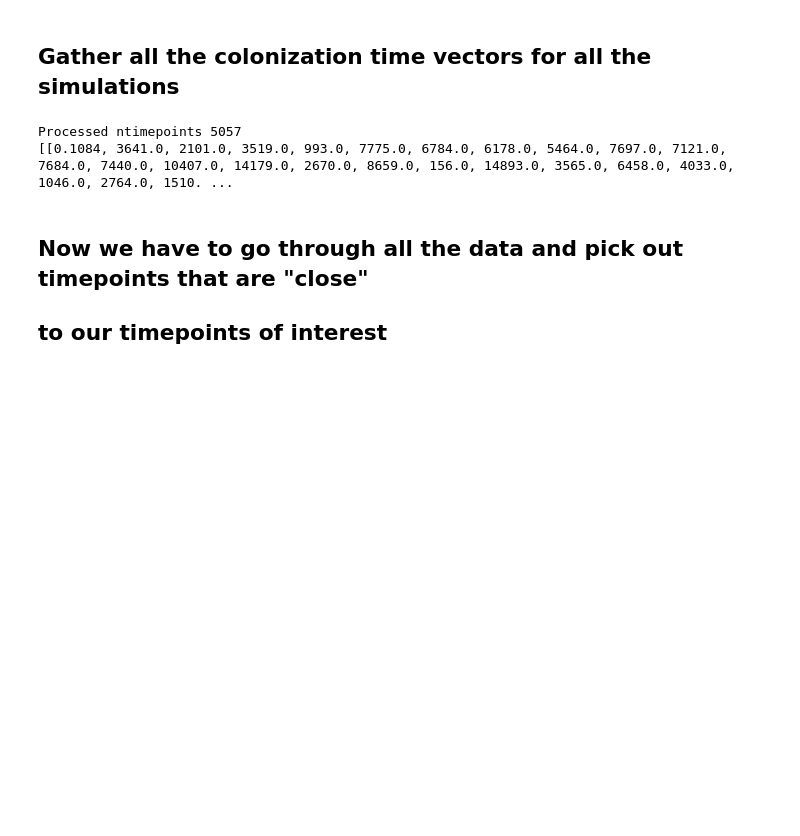
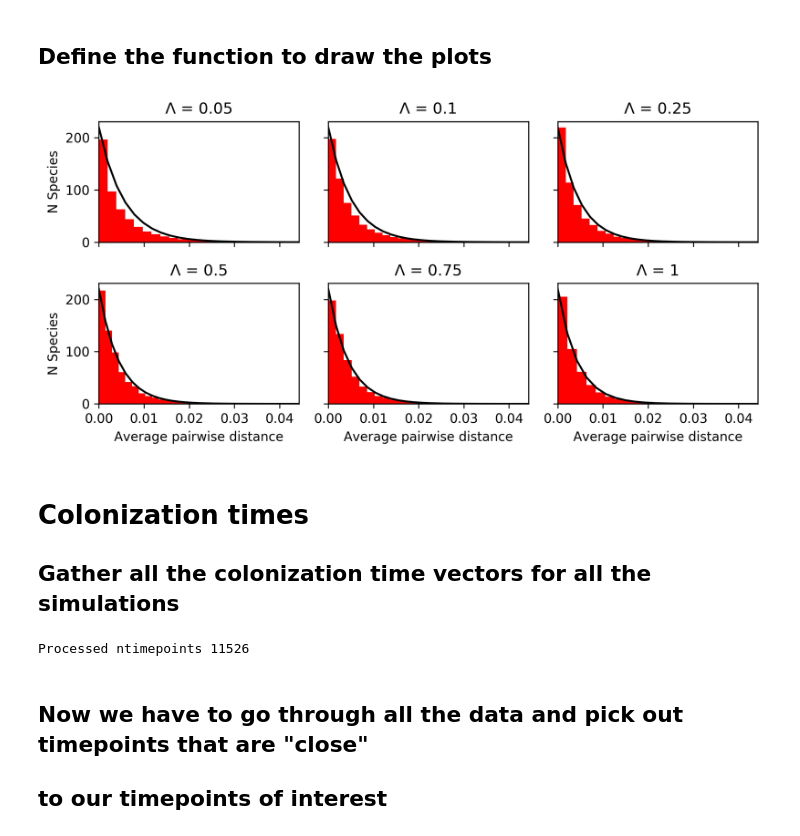
Before and after one commit to isaacovercast/gimmeSAD, a Jupyter notebook: ipython-notebooks/gimmeSAD-colonization_rate_distribution.ipynb, the cells around one changed output. Cells and saved outputs as stored; diff of their text form; code cells hidden in the pictures; blank space fills up the shorter version.

Commit message:
Added plotting for pi and dxy distributions per lambda.

```diff
--- a/ipython-notebooks/gimmeSAD-colonization_rate_distribution.ipynb
+++ b/ipython-notebooks/gimmeSAD-colonization_rate_distribution.ipynb
@@ -18,0 +20,2 @@ import subprocess
+# %% [markdown]
+## Define the function to draw the plots
@@ -19,4 +49,49 @@ import subprocess
+# %%
+zoom_x = 5
+def plot_pidxy_per_lambda(lambda_dists, xaxis_label, nbins=10):
+    f, axarr = plt.subplots(2, 3, figsize=(8,4), dpi=300, sharex=True, sharey=True)
+    axarr = [a for b in axarr for a in b]
+
+
+    for i, k, ax in zip(xrange(0,6), sampling_lambdas, axarr):
+        ax.set_title(u"Λ = {}".format(k))
+        coltimes = lambda_dists[k]
+        ax.hist(coltimes, color="red", bins=nbins, normed=True)
+        if i in [0, 3]:
+            ax.set_ylabel('N Species')
+            #ax.get_yaxis().set_ticks([])
+        if i in [3, 4, 5]:
+            ax.set_xlabel(xaxis_label)
+            #ax.get_xaxis().set_ticks([])
+
+        x0, x1 = ax.get_xlim()
+        ax.set_xlim(0, x1/zoom_x)
+        ## Super annoying
+        #ax.get_xaxis().set_ticks(np.arange(int(min(coltimes)), int(max(coltimes)+1), step=int(max(coltimes)/5)))
+        #ax.set_xticklabels(np.arange(int(min(coltimes)), int(max(coltimes)+1), step=int(max(coltimes)/6)))#, fontsize=7)
+        data = sorted(coltimes)
+        loc, sc = expon.fit(data, floc=0)
+        ## Don't print the scaling factor
+        #print("{} {}".format(k, sc))
+        rv = expon(scale=sc)
+        x = np.linspace(0, max(data), 100)
+
+        ax1 = ax.twinx()
+        ax1.plot(x, rv.pdf(x), color='black')
+        ax1.get_yaxis().set_ticks([])
+        ax1.set_xlim(xmin=0)
+        ax1.set_ylim(ymin=0)
+        x0, x1 = ax.get_xlim()
+        ax.set_xlim(0, x1/zoom_x)
+
+
+    plt.tight_layout()
+# %%
+plot_pidxy_per_lambda(lambda_dists, "Average pairwise distance", nbins=100)
+# %% [output]
+[figure, added]
 # %% [markdown]
+# **Colonization times**
 ## Gather all the colonization time vectors for all the simulations
 # %%
 files = glob.glob(SIMOUT_DIR + "*5000*/coltimes.txt")
@@ -37,10 +112,8 @@ for f in files:
             print(inst)
     dat.extend(new_lines)
 print("Processed ntimepoints {}".format(len(dat)))
-print(dat[:1])
 # %% [output]
-Processed ntimepoints 5057
-[[0.1084, 3641.0, 2101.0, 3519.0, 993.0, 7775.0, 6784.0, 6178.0, 5464.0, 7697.0, 7121.0, 7684.0, 7440.0, 10407.0, 14179.0, 2670.0, 8659.0, 156.0, 14893.0, 3565.0, 6458.0, 4033.0, 1046.0, 2764.0, 1510. ...
+Processed ntimepoints 11526
 # %% [markdown]
 ## Now we have to go through all the data and pick out timepoints that are "close"
 ## to our timepoints of interest
```
Also changed, not shown: parts of 16 cells of this notebook.
